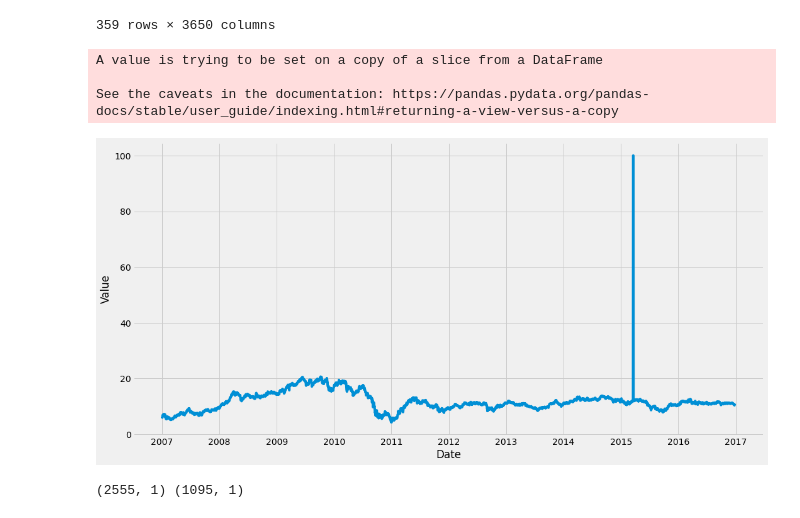
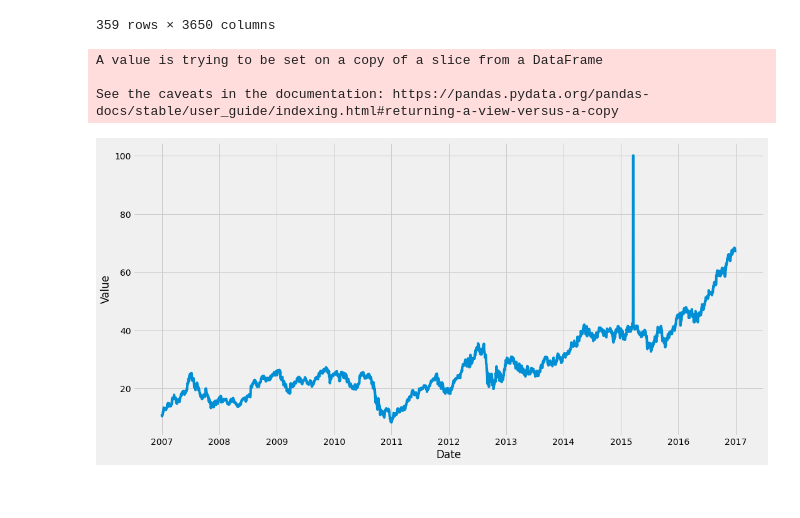
Before and after one commit to Kosmai/LSH_kNN_Clustering, a Jupyter notebook: Time_Series_Analysis/detect.ipynb, the cells around one changed output. Saved outputs shown, nothing was run; the diff lists cells and outputs as text; code cells hidden in the pictures.

```diff
--- a/Time_Series_Analysis/detect.ipynb
+++ b/Time_Series_Analysis/detect.ipynb
@@ -29,31 +29,31 @@ data
 | zion | 47.6690 | 46.6680 | 46.5700 | 46.9740 | 47.0040 | 46.8610 | 47.4570 | 47.7170 | 47.8530 | 49.1430 | 48.3810 | ... |
 359 rows × 3650 columns
 # %%
-def get_time_series(data, index, anomalize = True):
+def get_time_series(data, index, create_anomaly=True):
   ts = pd.DataFrame()
   ts ['value'] = data.iloc[[index]].transpose().iloc[:,0]
   ts['date'] = pd.date_range('2007-01-01', periods=ts.shape[0]).tolist()
-  if anomalize:
+  if create_anomaly:
     ts['value'][3000:3002] = 100
   ts = ts.set_index('date')
   return ts
+
+all_ts = []
+for i in range(data.shape[0]):
+  all_ts.append(get_time_series(data, i))
+
+
+all_ts = all_ts[:10]
+# %% [output]
+A value is trying to be set on a copy of a slice from a DataFrame
+
+See the caveats in the documentation: https://pandas.pydata.org/pandas-docs/stable/user_guide/indexing.html#returning-a-view-versus-a-copy
 # %%
-ts = get_time_series(data, 16)
 plt.figure(figsize=(16, 8))
 plt.style.use('fivethirtyeight')
-plt.plot(ts['value'])
+plt.plot(test_ts['value'])
 plt.xlabel('Date')
 plt.ylabel('Value')
 plt.show()
 # %% [output]
-A value is trying to be set on a copy of a slice from a DataFrame
-
-See the caveats in the documentation: https://pandas.pydata.org/pandas-docs/stable/user_guide/indexing.html#returning-a-view-versus-a-copy
-[figure, old version]
+[figure, new version]
-# %%
-train_size = int(len(ts) * 0.7)
-
-train, test = ts.iloc[:train_size], ts.iloc[train_size:]
-print(train.shape, test.shape)
-# %% [output]
-(2555, 1) (1095, 1)
```
Also changed, not shown: parts of 10 cells of this notebook.
